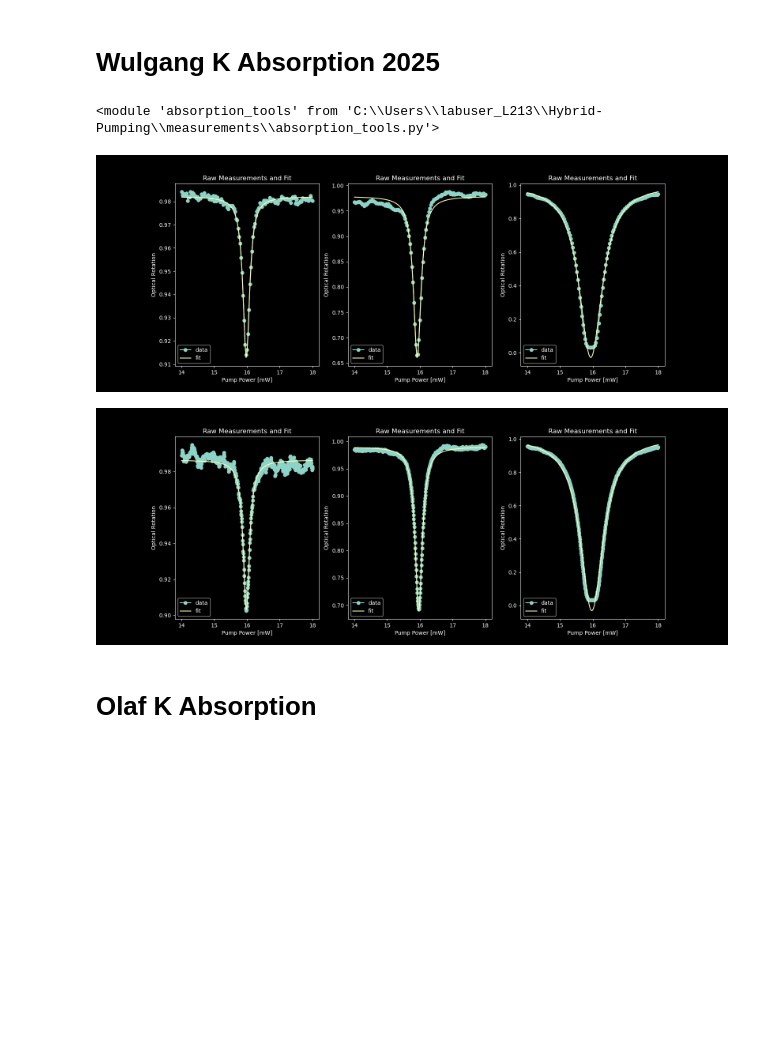
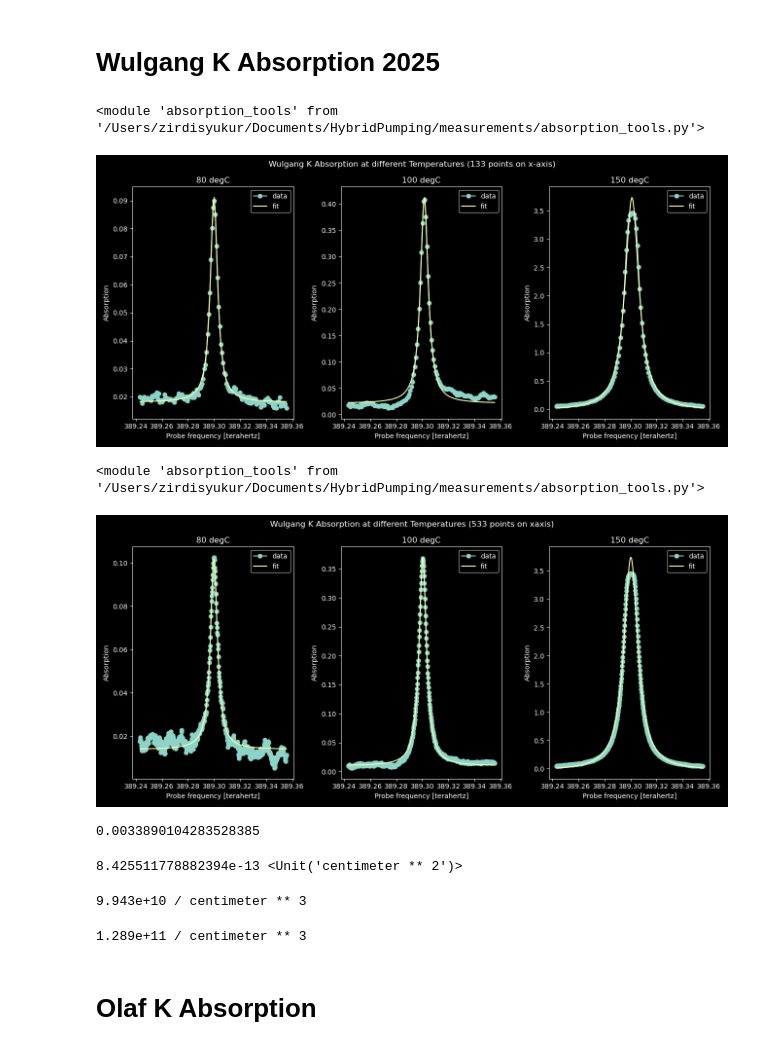
Before and after one commit to zirdisyukur/Hybrid-Pumping, a Jupyter notebook: measurements/K_absorption_dataview.ipynb, the cells around one changed output. Cells and saved outputs as stored; diff of their text form; code cells hidden in the pictures; blank space fills up the shorter version.

Commit message:
added absorption data analysis methods

```diff
--- a/measurements/K_absorption_dataview.ipynb
+++ b/measurements/K_absorption_dataview.ipynb
@@ -41,25 +44,33 @@ GridspecLayout(children=(Select(description='level_0', layout=Layout(grid_area='
 [interactive output not drawn]
 # %% [markdown]
 # Wulgang K Absorption 2025
-# %%
-reload(at)
-# %% [output]
-<module 'absorption_tools' from 'C:\\Users\\labuser_L213\\Hybrid-Pumping\\measurements\\absorption_tools.py'>
+# %%
+reload(at)
+# %% [output]
+<module 'absorption_tools' from '/Users/zirdisyukur/Documents/HybridPumping/measurements/absorption_tools.py'>
 # %%
-ref = at.absorption_data(outfname, 'wulgang_2025_11_21/reference_scan')
-trans_80 = at.absorption_data(outfname, 'wulgang_2025_11_21/scan1')
-trans_100 = at.absorption_data(outfname, 'wulgang_2025_11_21/scan6')
-trans_150 = at.absorption_data(outfname, 'wulgang_2025_11_21/scan3')
+ref = at.absorption_data(outfname, 'wulgang_2025_11_21/reference_scan', 0.338)
+trans_80 = at.absorption_data(outfname, 'wulgang_2025_11_21/scan1', 0.338)
+trans_100 = at.absorption_data(outfname, 'wulgang_2025_11_21/scan6', 0.338)
+trans_150 = at.absorption_data(outfname, 'wulgang_2025_11_21/scan3', 0.338)
 # %%
-fig, axes = plt.subplots(figsize=(16,6),ncols=3)
+fig, axes = plt.subplots(figsize=(13,6),ncols=3)
 ax = axes[0]
 ax1 = axes[1]
 ax2 = axes[2]
 
-trans_80.plot_fit(ref,ax=ax)
-trans_100.plot_fit(ref, ax=ax1)
-trans_150.plot_fit(ref, ax=ax2)
+trans_80.fit_absorption(ref, ax=ax,tlabel='80 degC')
+trans_100.fit_absorption(ref, ax=ax1,tlabel='100 degC')
+trans_150.fit_absorption(ref, ax=ax2,tlabel='150 degC')
+
+plt.suptitle('Wulgang K Absorption at different Temperatures (133 points on x-axis)')
+plt.tight_layout()
+plt.show()
 # %% [output]
-[figure, old version]
+[figure, new version]
+# %%
+reload(at)
+# %% [output]
+<module 'absorption_tools' from '/Users/zirdisyukur/Documents/HybridPumping/measurements/absorption_tools.py'>
 # %%
 #finer resolution
@@ -70,14 +81,34 @@ trans_150 = at.absorption_data(outfname, 'wulgang_2025_11_21/scan4')
 # %%
-fig, axes = plt.subplots(figsize=(16,6),ncols=3)
+fig, axes = plt.subplots(figsize=(13,6),ncols=3)
 ax = axes[0]
 ax1 = axes[1]
 ax2 = axes[2]
 
-trans_80.plot_fit(ref,ax=ax)
-trans_100.plot_fit(ref, ax=ax1)
-trans_150.plot_fit(ref, ax=ax2)
+trans_80.fit_absorption(ref, ax=ax, xunit='freq',tlabel='80 degC')
+trans_100.fit_absorption(ref, ax=ax1, xunit='freq',tlabel='100 degC')
+trans_150.fit_absorption(ref, ax=ax2,tlabel='150 degC')
+
+plt.suptitle('Wulgang K Absorption at different Temperatures (533 points on xaxis)')
+plt.tight_layout()
+plt.show()
 # %% [output]
-[figure, old version]
+[figure, new version]
+# %%
+trans_100._fit_result.fit_parameters['HWHM']
+# %% [output]
+0.0033890104283528385
+# %%
+trans_100.cross_section()
+# %% [output]
+8.425511778882394e-13 <Unit('centimeter ** 2')>
+# %%
+trans_80.density(1*ureg.cm,True)
+# %% [output]
+9.943e+10 / centimeter ** 3
+# %%
+at.potassium_density(80,True)
+# %% [output]
+1.289e+11 / centimeter ** 3
 # %% [markdown]
 # Olaf K Absorption
 # %%
```
Also changed, not shown: parts of 3 cells of this notebook, 2 other files.
